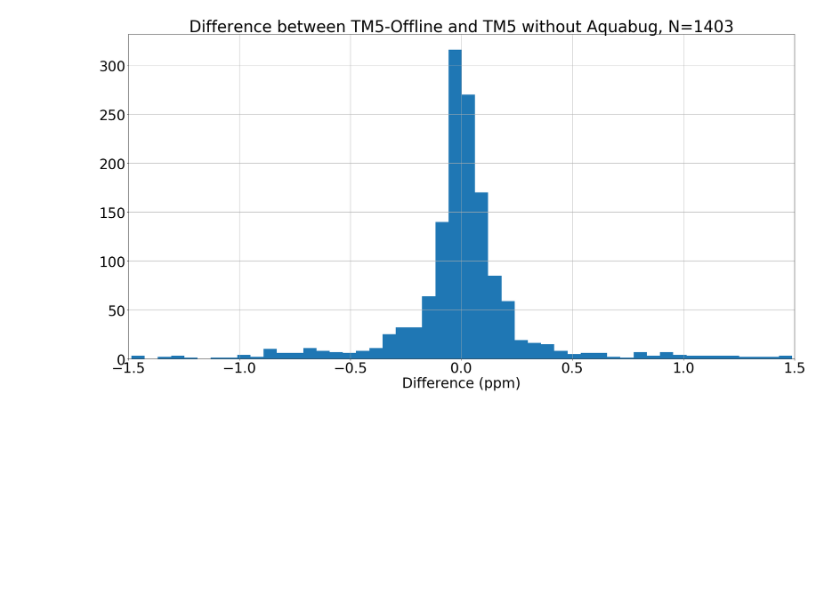
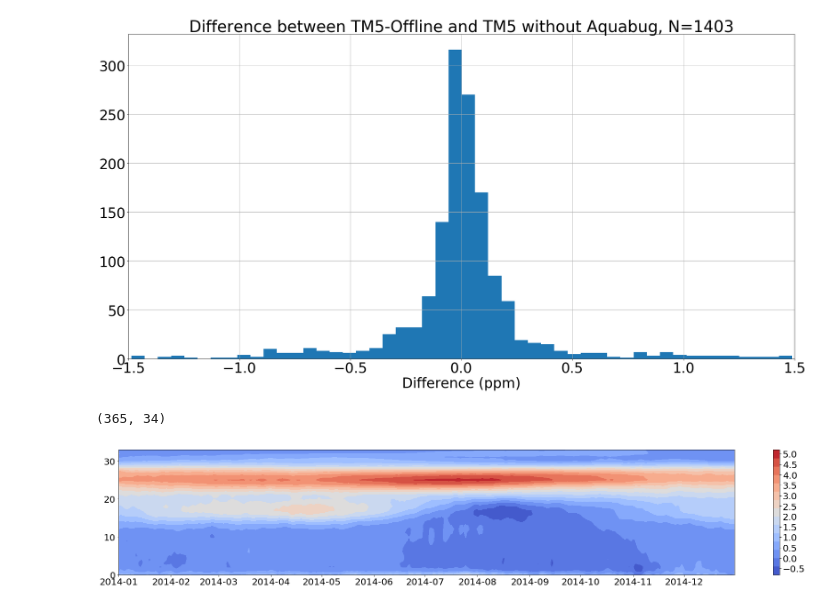
Before and after one commit to Killaars/PhD, a Jupyter notebook: paper1/Figures atmospheric transport paper.ipynb, the cells around one changed output. Drawn from its saved outputs; the diff is of its cells as text; code cells hidden in the pictures; blank space fills up the shorter version.

```diff
--- a/paper1/Figures atmospheric transport paper.ipynb
+++ b/paper1/Figures atmospheric transport paper.ipynb
@@ -2249,3 +2275,32 @@ min        -1.485547
 max         1.489563
 dtype: float64
 [figure]
+# %%
+import netCDF4 as nc
+import numpy as np
+import matplotlib.pyplot as plt
+import os,sys
+import pandas as pd
+
+file='/Users/killaars/PhD/2017_nudging_coupling_test/benchmarkrun_2014/verticalcomparison/tm5_offline_minus_nnc6_fldmean.nc'
+
+with nc.Dataset(file) as d:
+    var= d['co2__0'][:,:,0,0]
+
+print(np.shape(var))
+
+dates=pd.date_range(start='1/1/2014', end='31/12/2014')
+vlevels=np.arange(34)
+
+# -- Set font settings
+plt.rcParams['mathtext.default'] = 'regular'
+plt.rcParams.update({'font.size': 20})
+fig = plt.figure(figsize=(30,5))
+v =np.arange(-1,5.5,0.5)
+ax = plt.contourf(dates,vlevels,np.transpose(var),15,cmap='coolwarm',)
+cbar=plt.colorbar(ax,ticks=v)
+
+plt.show()
+# %% [output]
+(365, 34)
+[figure, added]
```
Also changed, not shown: parts of 2 cells of this notebook.
